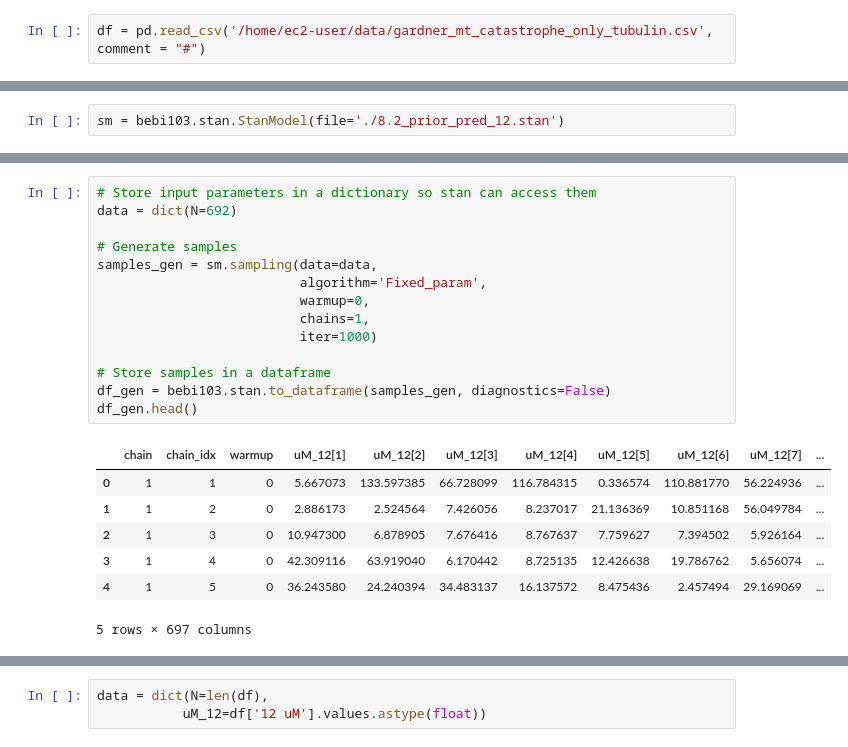
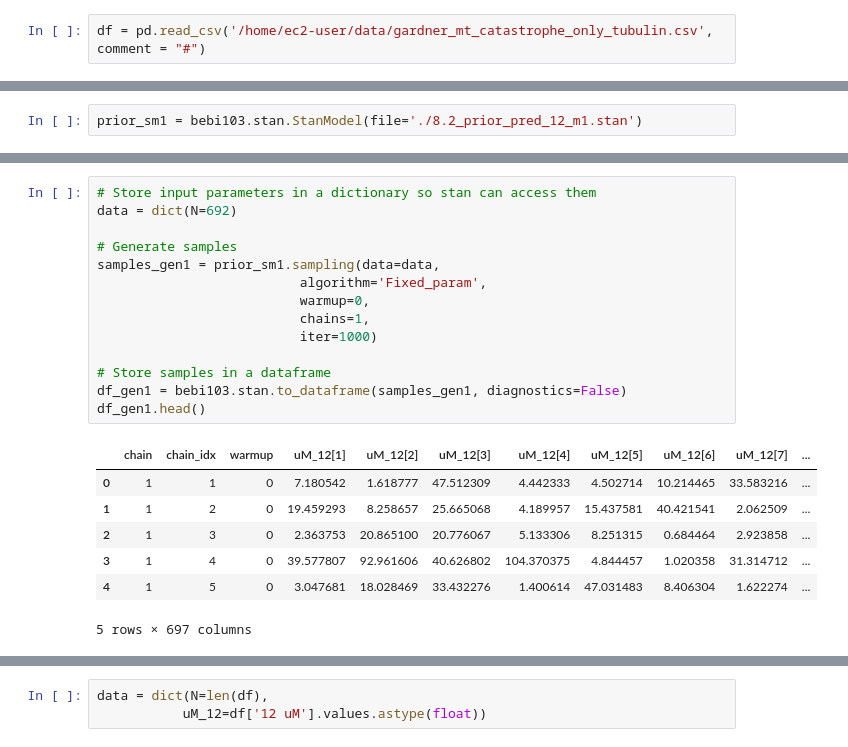
Before and after one commit to heathjohn62/bebi103, a Jupyter notebook: sandbox/hw8_MariaSandbox.ipynb, the cells around one changed output, grey strips where cells are left out. Cells and saved outputs as stored; diff of their text form.

```diff
--- a/sandbox/hw8_MariaSandbox.ipynb
+++ b/sandbox/hw8_MariaSandbox.ipynb
@@ -76,3 +65,3 @@ df.tail(40)
 # %%
-sm = bebi103.stan.StanModel(file='./8.2_prior_pred_12.stan')
+prior_sm1 = bebi103.stan.StanModel(file='./8.2_prior_pred_12_m1.stan')
 # %% [output]
@@ -80,23 +69,23 @@ Using cached StanModel.
 # %%
 # Store input parameters in a dictionary so stan can access them
 data = dict(N=692)
 
 # Generate samples
-samples_gen = sm.sampling(data=data,
+samples_gen1 = prior_sm1.sampling(data=data,
                           algorithm='Fixed_param',
                           warmup=0,
                           chains=1,
                           iter=1000)
 
 # Store samples in a dataframe
-df_gen = bebi103.stan.to_dataframe(samples_gen, diagnostics=False)
-df_gen.head()
+df_gen1 = bebi103.stan.to_dataframe(samples_gen1, diagnostics=False)
+df_gen1.head()
 # %% [output]
 |  | chain | chain_idx | warmup | uM_12[1] | uM_12[2] | uM_12[3] | uM_12[4] | uM_12[5] | uM_12[6] | uM_12[7] | ... |
-| 0 | 1 | 1 | 0 | 5.667073 | 133.597385 | 66.728099 | 116.784315 | 0.336574 | 110.881770 | 56.224936 | ... |
-| 1 | 1 | 2 | 0 | 2.886173 | 2.524564 | 7.426056 | 8.237017 | 21.136369 | 10.851168 | 56.049784 | ... |
-| 2 | 1 | 3 | 0 | 10.947300 | 6.878905 | 7.676416 | 8.767637 | 7.759627 | 7.394502 | 5.926164 | ... |
-| 3 | 1 | 4 | 0 | 42.309116 | 63.919040 | 6.170442 | 8.725135 | 12.426638 | 19.786762 | 5.656074 | ... |
-| 4 | 1 | 5 | 0 | 36.243580 | 24.240394 | 34.483137 | 16.137572 | 8.475436 | 2.457494 | 29.169069 | ... |
+| 0 | 1 | 1 | 0 | 7.180542 | 1.618777 | 47.512309 | 4.442333 | 4.502714 | 10.214465 | 33.583216 | ... |
+| 1 | 1 | 2 | 0 | 19.459293 | 8.258657 | 25.665068 | 4.189957 | 15.437581 | 40.421541 | 2.062509 | ... |
+| 2 | 1 | 3 | 0 | 2.363753 | 20.865100 | 20.776067 | 5.133306 | 8.251315 | 0.684464 | 2.923858 | ... |
+| 3 | 1 | 4 | 0 | 39.577807 | 92.961606 | 40.626802 | 104.370375 | 4.844457 | 1.020358 | 31.314712 | ... |
+| 4 | 1 | 5 | 0 | 3.047681 | 18.028469 | 33.432276 | 1.400614 | 47.031483 | 8.406304 | 1.622274 | ... |
 5 rows × 697 columns
 # %%
```
Also changed, not shown: parts of 10 cells of this notebook, 10 other files.
